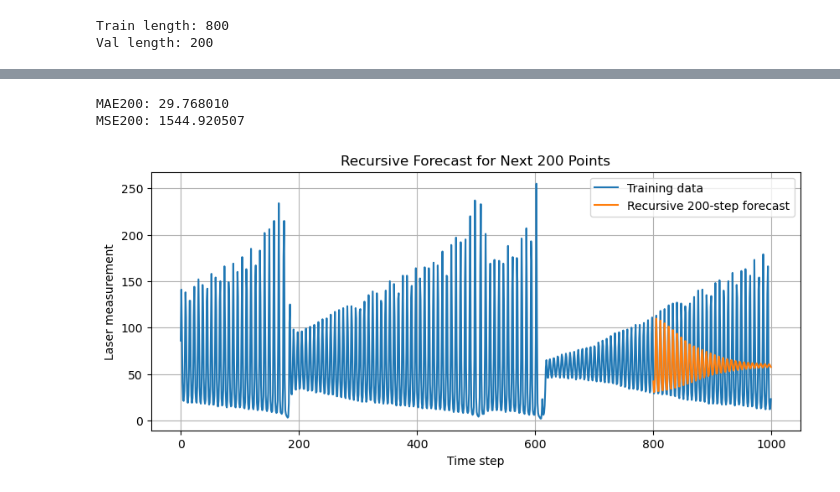
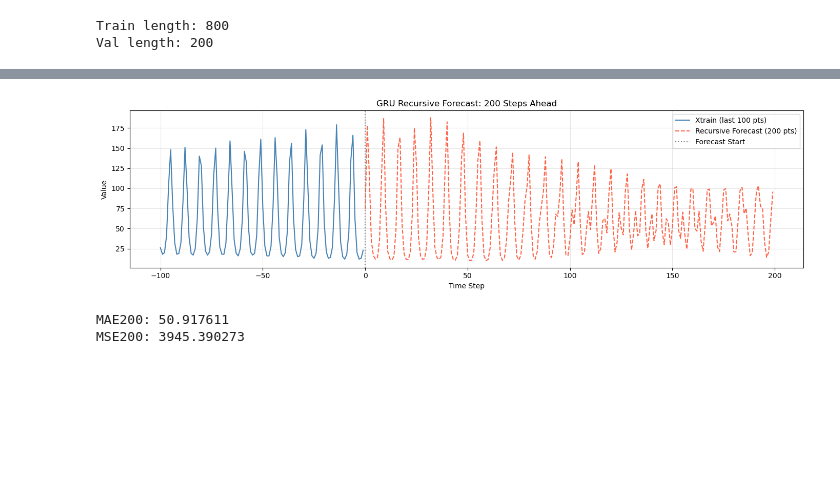
Before and after one commit to Liuian/UU_Deep_Learning, a Jupyter notebook: demo_hu.ipynb, the cells around one changed output, grey strips where cells are left out. Drawn from its saved outputs; the diff is of its cells as text; code cells hidden in the pictures; blank space fills up the shorter version.

```diff
--- a/demo_hu.ipynb
+++ b/demo_hu.ipynb
@@ -97,7 +97,6 @@ def train_gru(
 ):
 
     device = torch.device("cpu")
-    print("Using device:", device)
 
     train_dataset = TimeSeriesDataset(train_series, window_size)
     val_dataset = TimeSeriesDataset(val_series, window_size)
@@ -123,7 +122,7 @@ def train_gru(
 
     train_losses = []
     val_losses = []
-
+    idx = 1
     for epoch in range(epochs):
         model.train()
         total_train_loss = 0.0
@@ -164,11 +163,12 @@ def train_gru(
 
         if avg_val_loss < best_val_loss:
             best_val_loss = avg_val_loss
+            best_epoch = idx
             best_model_state = copy.deepcopy(model.state_dict())
-
+        idx += 1
     model.load_state_dict(best_model_state)
 
-    return model, train_losses, val_losses, best_val_loss
+    return model, train_losses, val_losses, best_val_loss, best_epoch
 # %%
 def recursive_forecast(model, history_scaled, window_size, steps=200):
     device = next(model.parameters()).device
@@ -411,38 +453,28 @@ all_preds_scaled = []
 for model in ensemble_models:
     future_preds_scaled = recursive_forecast(
         model=model,
-        history_scaled=series_scaled[:800],
+        history_scaled=series_scaled,
         steps=200,
-        window_size=15,
+        window_size=best_ws,
     )
     all_preds_scaled.append(future_preds_scaled)
 ensemble_preds_scaled = np.mean(all_preds_scaled, axis=0)
 ensemble_preds = scaler.inverse_transform(ensemble_preds_scaled.reshape(-1, 1)).squeeze()
-
-mae200 = mean_absolute_error(series[800:], ensemble_preds)
-mse200 = mean_squared_error(series[800:], ensemble_preds)
-
-print(f"MAE200: {mae200:.6f}")
-print(f"MSE200: {mse200:.6f}")
-# %% [output]
-MAE200: 29.768010
-MSE200: 1544.920507
-# %%
-plt.figure(figsize=(10, 4))
-
-plt.plot(np.arange(len(series)), series, label="Training data")
-plt.plot(
-    np.arange(len(series)-200, len(series)),
-    ensemble_preds,
-    label="Recursive 200-step forecast"
-)
-
-plt.xlabel("Time step")
-plt.ylabel("Laser measurement")
-plt.title("Recursive Forecast for Next 200 Points")
-plt.legend()
-plt.grid(True)
-plt.savefig("Recursive Forecast for Next 200 Points.png")
-plt.show()
-# %% [output]
-[figure, removed]
+# %%
+
+
+fig, ax = plt.subplots(figsize=(14, 4))
+ax.plot(np.arange(-100,0), series[-100:], label='Xtrain (last 100 pts)', color='steelblue')
+ax.plot(np.arange(0,200), ensemble_preds, label='Recursive Forecast (200 pts)',
+        color='tomato', linestyle='--')
+ax.axvline(x=0, color='gray', linestyle=':', linewidth=1.5, label='Forecast Start')
+ax.set_xlabel('Time Step')
+ax.set_ylabel('Value')
+ax.set_title('GRU Recursive Forecast: 200 Steps Ahead')
+ax.legend()
+ax.grid(True, alpha=0.3)
+plt.tight_layout()
+plt.savefig('output/gru_plot3_recursive_forecast.png', dpi=150)
+plt.show()
+# %% [output]
+[figure, added]
@@ -448,0 +488,9 @@ plt.show()
+# %%
+mae200 = mean_absolute_error(series[800:], ensemble_preds)
+mse200 = mean_squared_error(series[800:], ensemble_preds)
+
+print(f"MAE200: {mae200:.6f}")
+print(f"MSE200: {mse200:.6f}")
+# %% [output]
+MAE200: 50.917611
+MSE200: 3945.390273
```
Also changed, not shown: parts of 14 cells of this notebook, 5 other files.
